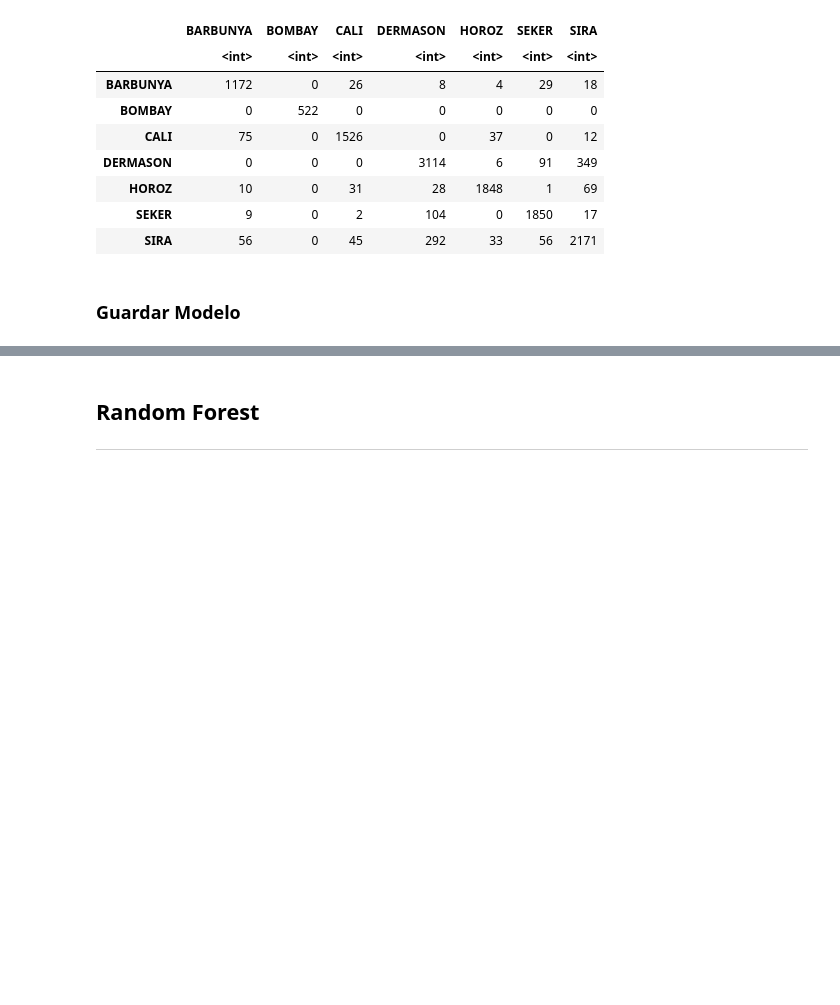
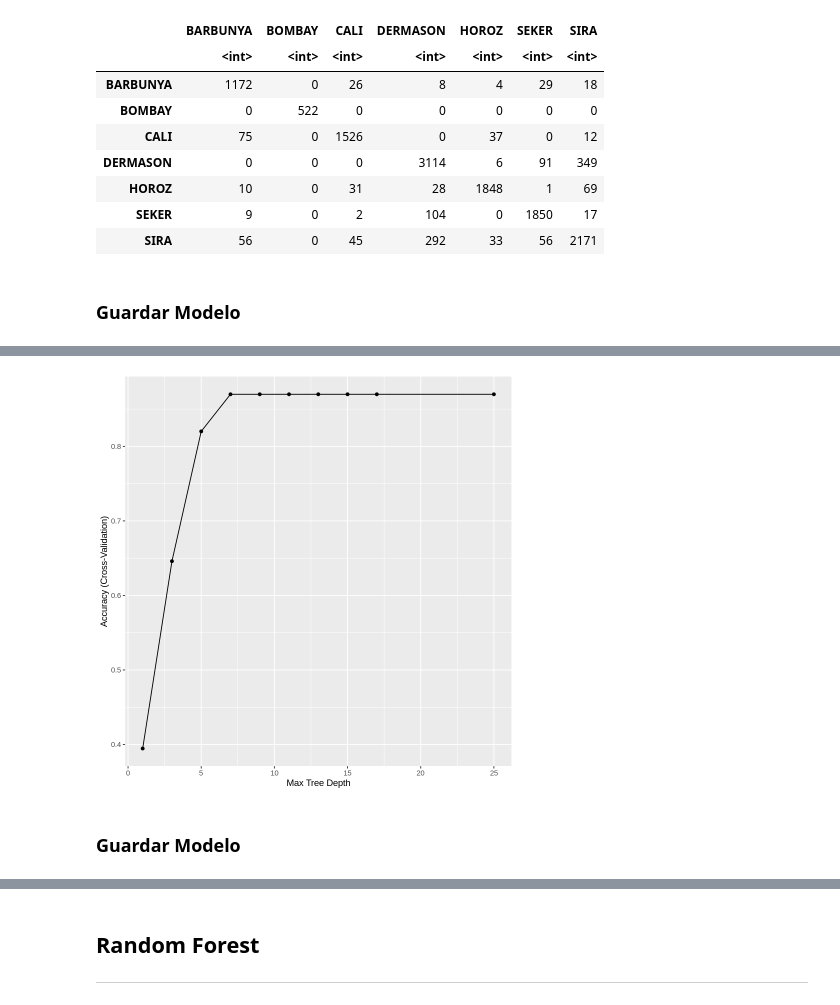
Before and after one commit to cramirez98/ProyectoAprendizajeAutomatico, a Jupyter notebook: AprendizajeAutomaticoProyecto.ipynb, the cells around one changed output, grey strips where cells are left out. Saved outputs shown, nothing was run; the diff lists cells and outputs as text; code cells hidden in the pictures; blank space fills up the shorter version.

```diff
--- a/AprendizajeAutomaticoProyecto.ipynb
+++ b/AprendizajeAutomaticoProyecto.ipynb
@@ -780,0 +837,9 @@ With MIME type:
+# %%
+control <- trainControl(method="cv", number=10, search = "grid")
+
+multi_classification_Tree_Grid <- expand.grid(maxdepth = c(1,3,5,7,9,11,13,15,17,25))
+
+tic('Tiempo de entrenamiento')
+decisiontreeModel <- caret::train(Class~., data = training, method = "rpart2", trControl = control, tuneGrid = multi_classification_Tree_Grid)
+toc()
+decisiontreeModel
@@ -780,0 +891,6 @@ With MIME type:
+# %%
+ggplot(decisiontreeModel)
+# %% [output]
+[figure, added]
+# %% [markdown]
+### Guardar Modelo
```
Also changed, not shown: parts of 73 cells of this notebook.
